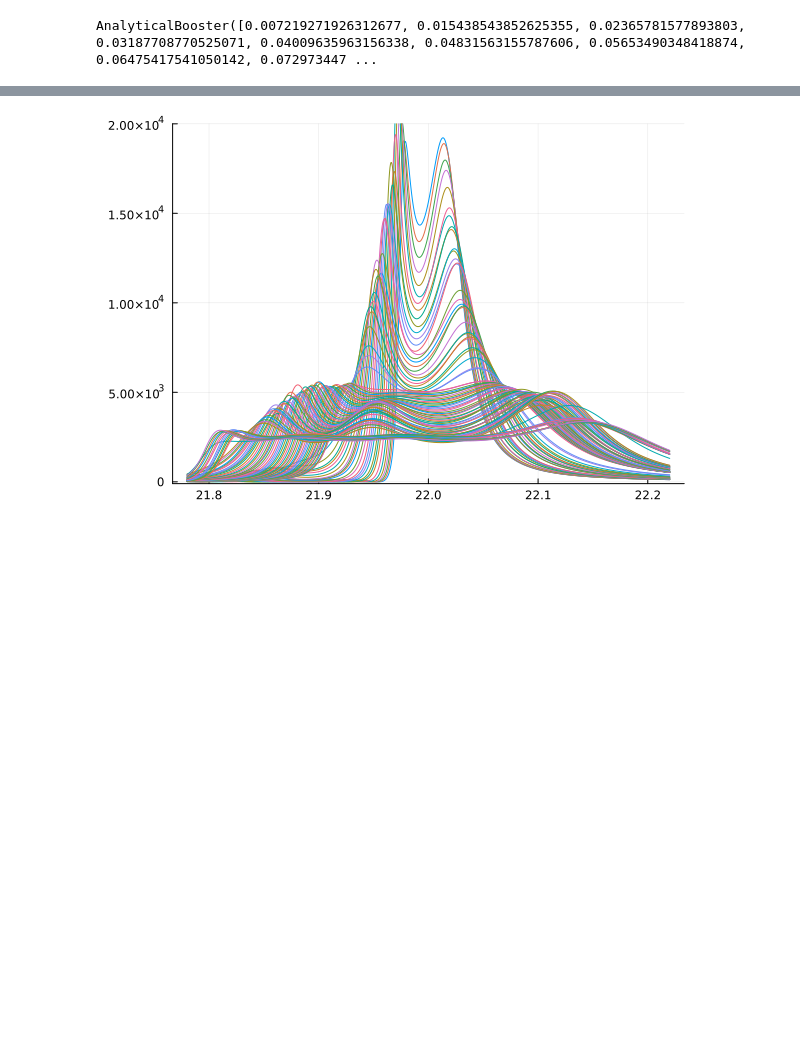
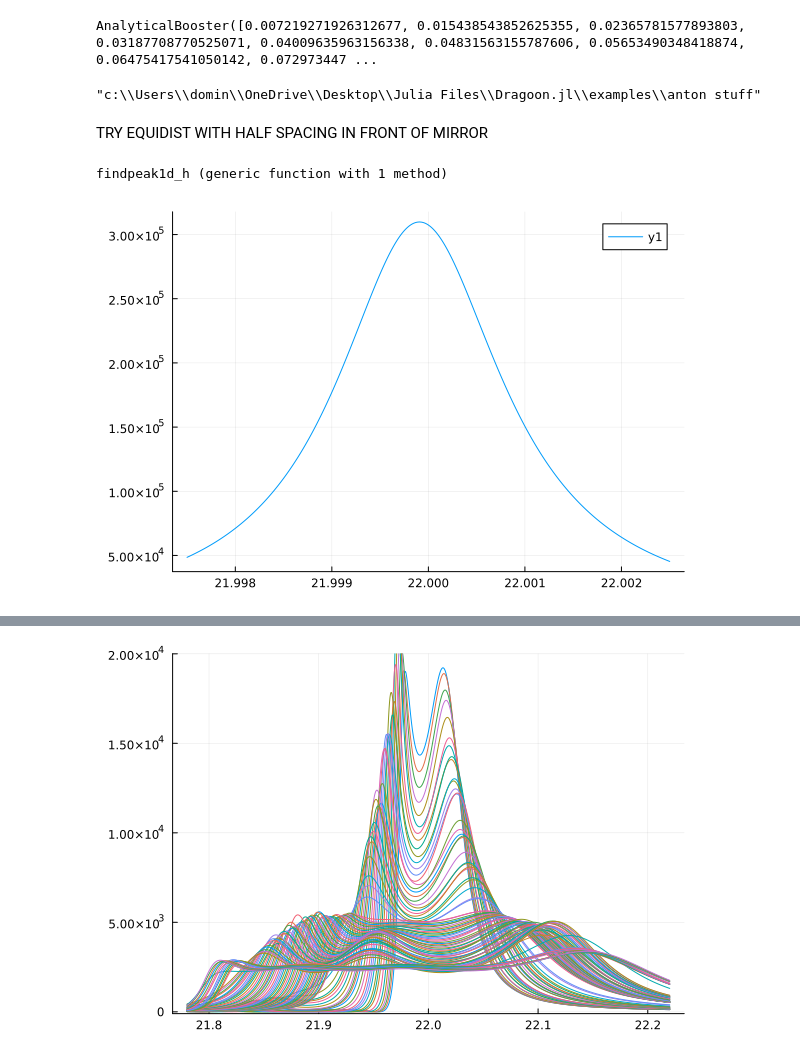
Before and after one commit to bergermann/Dragoon.jl, a Jupyter notebook: examples/anton stuff/wide.ipynb, the cells around one changed output, grey strips where cells are left out. Cells and saved outputs as stored; diff of their text form; code cells hidden in the pictures; blank space fills up the shorter version.

```diff
--- a/examples/anton stuff/wide.ipynb
+++ b/examples/anton stuff/wide.ipynb
@@ -39,3 +40,38 @@ freqsplot = genFreqs(f0,fwidths[end]*1.1; n=1000) # plot with these frequencies
 booster = AnalyticalBooster(p0; ϵ=eps,tand=tand,R=0.1)  # physical properties of the booster
 # %% [output]
 AnalyticalBooster([0.007219271926312677, 0.015438543852625355, 0.02365781577893803, 0.03187708770525071, 0.04009635963156338, 0.04831563155787606, 0.05653490348418874, 0.06475417541050142, 0.072973447 ...
+# %%
+pwd()
+# %% [output]
+"c:\\Users\\domin\\OneDrive\\Desktop\\Julia Files\\Dragoon.jl\\examples\\anton stuff"
+# %% [markdown]
+TRY EQUIDIST WITH HALF SPACING IN FRONT OF MIRROR
+# %%
+function findpeak1d_h(frequency::Real,ndisk::Int;
+        eps::Real=24.,tand::Real=0.,thickness::Real=1e-3,
+        granularity::Int=1000,deviation::Real=0.1,scale::Real=1.)
+
+    λ = 299792458.0/frequency
+    B = zeros(granularity)
+    D = range(1-deviation; stop=1+deviation,length=granularity)*scale*λ/2
+
+    for i in eachindex(D)
+        d = [D[i]/2; ones(ndisk-1)*D[i]]
+        B[i] = boost1d(Dist,d,[frequency];
+            eps=eps,tand=tand,thickness=thickness)[1]
+    end
+
+    return D[argmax(B)]
+end
+# %% [output]
+findpeak1d_h (generic function with 1 method)
+# %%
+freqsplot = genFreqs(f0,5e6; n=5000)
+
+d0 = findpeak1d_h(f0,ndisk; granularity=10_000,deviation=0.5)
+p0 = dist2pos([d0/2; d0*ones(ndisk-1)])
+move(booster,p0)
+
+p = plot(freqsplot/1e9,getBoost1d(booster,freqsplot))
+# %% [output]
+[figure, added]
```
Also changed, not shown: parts of 3 cells of this notebook, 2 other files.
